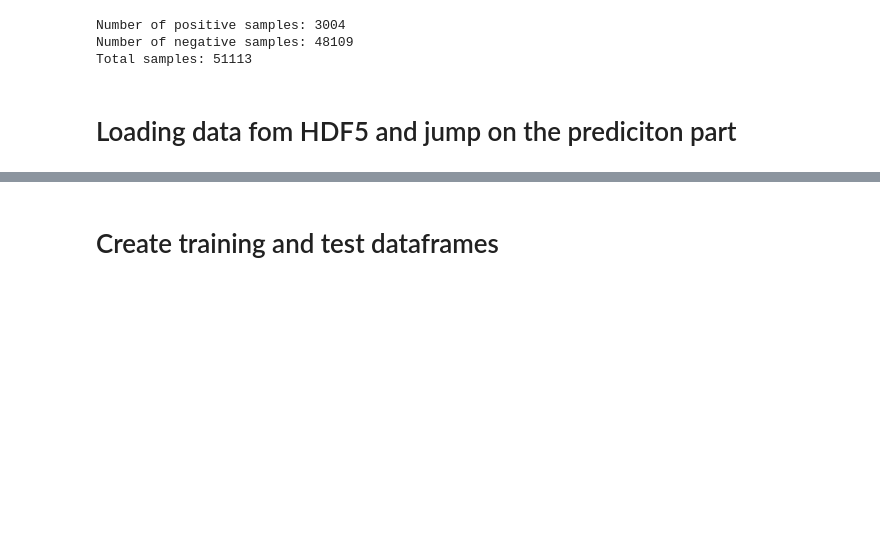
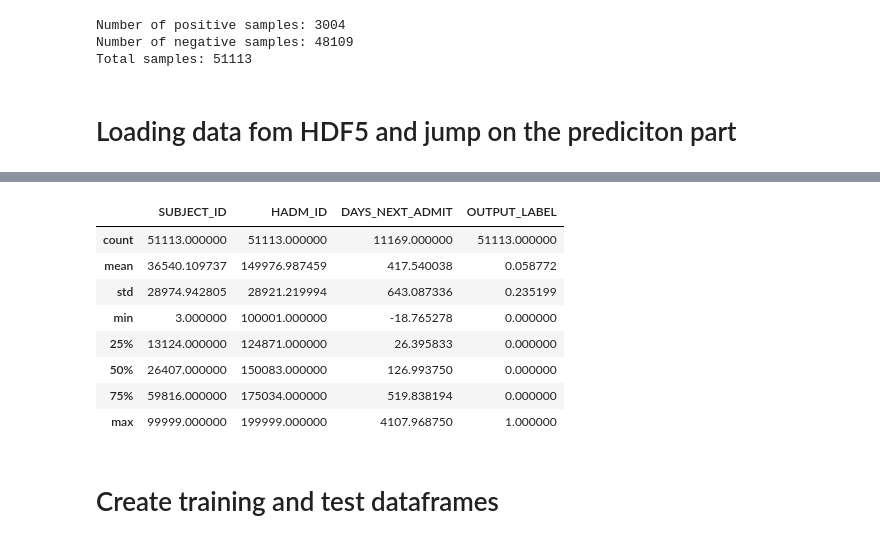
Before and after one commit to foundation-models/tutorial, a Jupyter notebook: Readmission_from_MIMIC.ipynb, the cells around one changed output, grey strips where cells are left out. Cells and saved outputs as stored; diff of their text form; code cells hidden in the pictures; blank space fills up the shorter version.

```diff
--- a/Readmission_from_MIMIC.ipynb
+++ b/Readmission_from_MIMIC.ipynb
@@ -300,3 +300,15 @@ Requirement already satisfied: numpy>=1.14 in /usr/local/lib/python3.6/dist-pack
+# %%
+df_adm_notes_clean.describe()
+# %% [output]
+|  | SUBJECT_ID | HADM_ID | DAYS_NEXT_ADMIT | OUTPUT_LABEL |
+| count | 51113.000000 | 51113.000000 | 11169.000000 | 51113.000000 |
+| mean | 36540.109737 | 149976.987459 | 417.540038 | 0.058772 |
+| std | 28974.942805 | 28921.219994 | 643.087336 | 0.235199 |
+| min | 3.000000 | 100001.000000 | -18.765278 | 0.000000 |
+| 25% | 13124.000000 | 124871.000000 | 26.395833 | 0.000000 |
+| 50% | 26407.000000 | 150083.000000 | 126.993750 | 0.000000 |
+| 75% | 59816.000000 | 175034.000000 | 519.838194 | 0.000000 |
+| max | 99999.000000 | 199999.000000 | 4107.968750 | 1.000000 |
 # %% [markdown]
 # Create training and test dataframes
 # %% [markdown]
```
Also changed, not shown: parts of 8 cells of this notebook.
